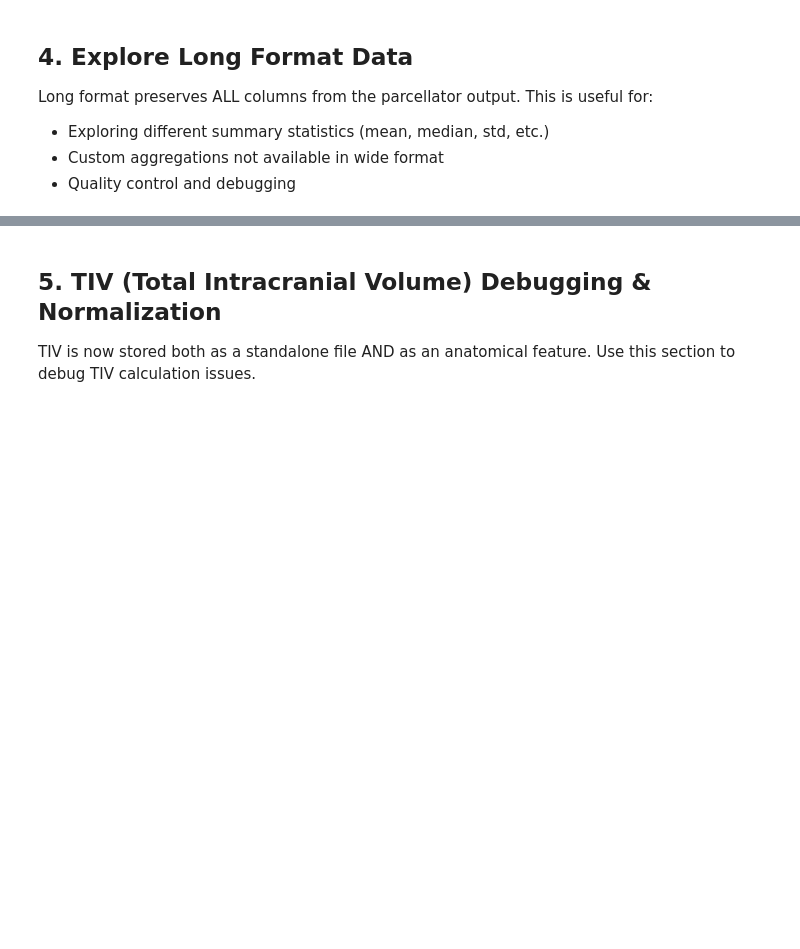
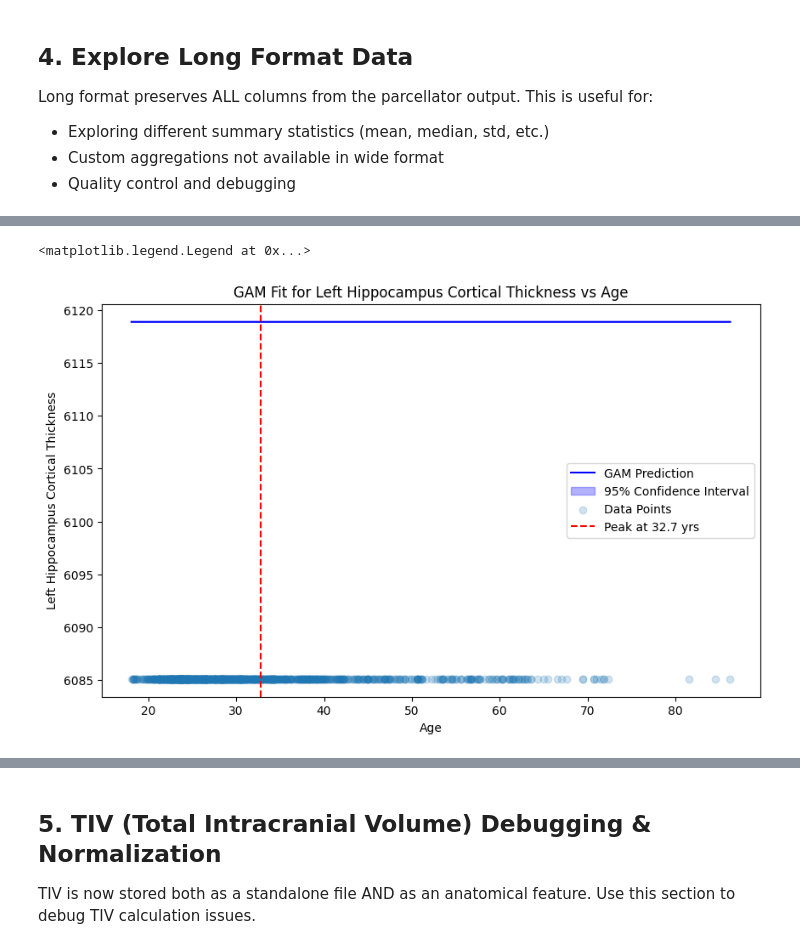
Before and after one commit to GalKepler/NeuroAlign, a Jupyter notebook: notebooks/02_explore_feature_store.ipynb, the cells around one changed output, grey strips where cells are left out. Drawn from its saved outputs; the diff is of its cells as text; code cells hidden in the pictures; blank space fills up the shorter version.

```diff
--- a/notebooks/02_explore_feature_store.ipynb
+++ b/notebooks/02_explore_feature_store.ipynb
@@ -290 +276,3 @@ First 10 regions: ['Cerebellar_Region1', 'Cerebellar_Region10', 'Cerebellar_Regi
 5 rows × 459 columns
+# %%
+tiv = store.load_tiv()
@@ -290,0 +358,4 @@ First 10 regions: ['Cerebellar_Region1', 'Cerebellar_Region10', 'Cerebellar_Regi
+# %%
+m = do_gam(hipp, "RH_Hippocampus")
+peaks = find_peaks_in_gam(m, hipp["age"].mean())
+print(f"Estimated peak ages for LH_Hippocampus: {peaks}")
@@ -290,0 +374,27 @@ First 10 regions: ['Cerebellar_Region1', 'Cerebellar_Region10', 'Cerebellar_Regi
+# %%
+# get predictions and CI
+xx = m.generate_X_grid(term=0, n=4000)
+preds = m.predict(xx)
+conf_int = m.confidence_intervals(xx, width=0.95)
+
+# Plot results
+plt.figure(figsize=(10, 6))
+plt.plot(xx[:, 0] + hipp["age"].mean(), preds, label="GAM Prediction", color="blue")
+plt.fill_between(
+    xx[:, 0] + hipp["age"].mean(),
+    conf_int[:, 0],
+    conf_int[:, 1],
+    color="blue",
+    alpha=0.3,
+    label="95% Confidence Interval",
+)
+plt.scatter(hipp["age"], hipp["LH_Hippocampus"], alpha=0.2, label="Data Points")
+for peak in peaks:
+    plt.axvline(x=peak, color="red", linestyle="--", label=f"Peak at {peak:.1f} yrs")
+plt.xlabel("Age")
+plt.ylabel("Left Hippocampus Cortical Thickness")
+plt.title("GAM Fit for Left Hippocampus Cortical Thickness vs Age")
+plt.legend()
+# %% [output]
+<matplotlib.legend.Legend at 0x...>
+[figure, added]
```
Also changed, not shown: parts of 15 cells of this notebook, 8 other files.
